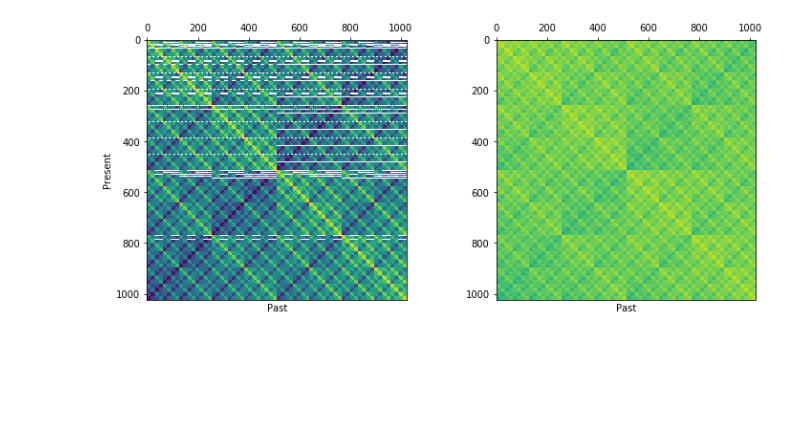
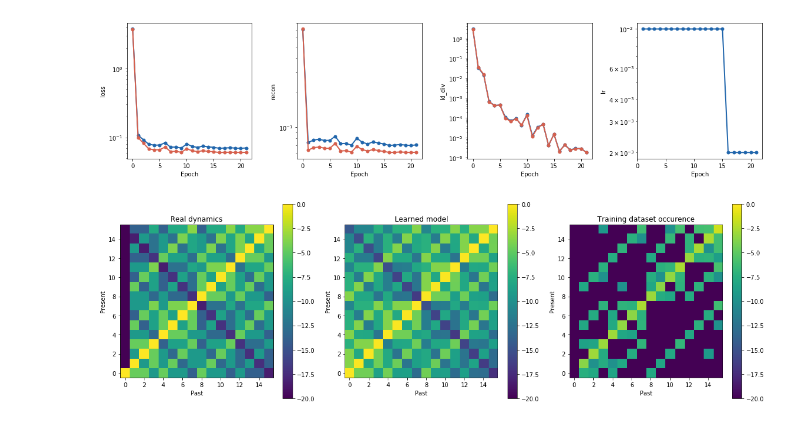
Before and after one commit to charlesmurphy1/dynalearn, a Jupyter notebook: notebooks/cvae_SIS_shared_degreemethod.ipynb, the cells around one changed output. Drawn from its saved outputs; the diff is of its cells as text; code cells hidden in the pictures; blank space fills up the shorter version.

```diff
--- a/notebooks/cvae_SIS_shared_degreemethod.ipynb
+++ b/notebooks/cvae_SIS_shared_degreemethod.ipynb
@@ -251,0 +84,11 @@ nullProb /= np.sum(nullProb, 0)
+# %%
+model.fit(train_dataset,
+          val_dataset=val_dataset,
+          epochs=50,
+          batch_size=128,
+          verbose=True,
+          keep_best=True,
+          training_metrics=['loss', 'recon', 'kl_div'],
+          model_metrics=['lr'],
+          show_var=False,
+          beta=1)
@@ -251,0 +101,16 @@ nullProb /= np.sum(nullProb, 0)
+# %%
+fig, ax = plt.subplots(1, 4,figsize=(16, 4))
+_ax = {}
+metrics = ['loss', 'recon', 'kl_div', 'lr']
+for i, m in enumerate(metrics):
+#     ax[i].set_xscale('log')
+    ax[i].set_yscale('log')
+    _ax[m] = ax[i]
+
+model.history.plot(training_metrics = ['loss', 'recon', 'kl_div'], model_metrics=['lr'],ax=(fig,_ax))
+plt.tight_layout()
+
+fig.savefig(os.path.join(f_prefix, 'training.png'))
+plt.show()
+# %% [output]
+[figure, added]
@@ -252,24 +176,36 @@ nullProb /= np.sum(nullProb, 0)
+# %%
+realTransProb, learnedTransProb = get_transitionProb(graph, model, train_dataset, epsilon=1e-50)
+occurence = get_transitionOccurence(graph, train_dataset, epsilon=1e-50)
+
+np.savetxt(os.path.join(f_prefix, "real_transition_prob.txt"), realTransProb)
+np.savetxt(os.path.join(f_prefix, "learned_transition_prob.txt"), learnedTransProb)
+np.savetxt(os.path.join(f_prefix, "config_occurence.txt"), occurence)
 # %%
-# fig, ax = plt.subplots(1, 3, figsize=(12, 5))
-fig, ax = plt.subplots(1, 2, figsize=(12, 5))
-cs = ax[0].imshow(np.log(markovProb), origin='upper', vmin=-40, vmax=0)
-ax[0].xaxis.tick_top()
+fig, ax = plt.subplots(1, 3, figsize=(16, 5))
+
+cs = ax[0].imshow(np.log(realTransProb), origin='lower', vmin=-20, vmax=0)
+# ax[0].xaxis.tick_top()
 ax[0].set_xlabel('Past')
 ax[0].set_ylabel('Present')
+ax[0].set_title('Real dynamics')
+plt.colorbar(cs, ax=ax[0])
 
-ax[1].imshow(np.log(learnedProb), origin='upper', vmin=-40, vmax=0)
-ax[1].xaxis.tick_top()
+ax[1].imshow(np.log(learnedTransProb), origin='lower', vmin=-20, vmax=0)
+# ax[1].xaxis.tick_top()
 ax[1].set_xlabel('Past')
+ax[1].set_ylabel('Present')
+ax[1].set_title('Learned model')
+plt.colorbar(cs, ax=ax[1])
 
-# ax[2].imshow(nullProb, origin='upper', vmin=-40, vmax=0)
-# ax[2].xaxis.tick_top()
-# ax[2].set_xlabel('Past')
-# plt.colorbar(cs, ax=ax[2])
+cs = ax[2].imshow(np.log(occurence), origin='lower', vmin=-20, vmax=0)
+ax[2].set_xlabel('Past')
+ax[2].set_ylabel('Present')
+ax[2].set_title('Training dataset occurence')
+plt.colorbar(cs, ax=ax[2])
+plt.tight_layout()
 
-figname = "shared_degreemodel_trans_rrgsis_d{0}_n{1}_rate{2}".format(degree, n_nodes, rate)
-# fig.savefig("fig/png/" + figname + ".png")
-# fig.savefig("fig/pdf/" + figname + ".pdf")
+fig.savefig(os.path.join(f_prefix, "transition_prob.png"))
 
 plt.show()
 # %% [output]
-[figure, old version]
+[figure, new version]
```
Also changed, not shown: parts of 20 cells of this notebook, 8 other files.
